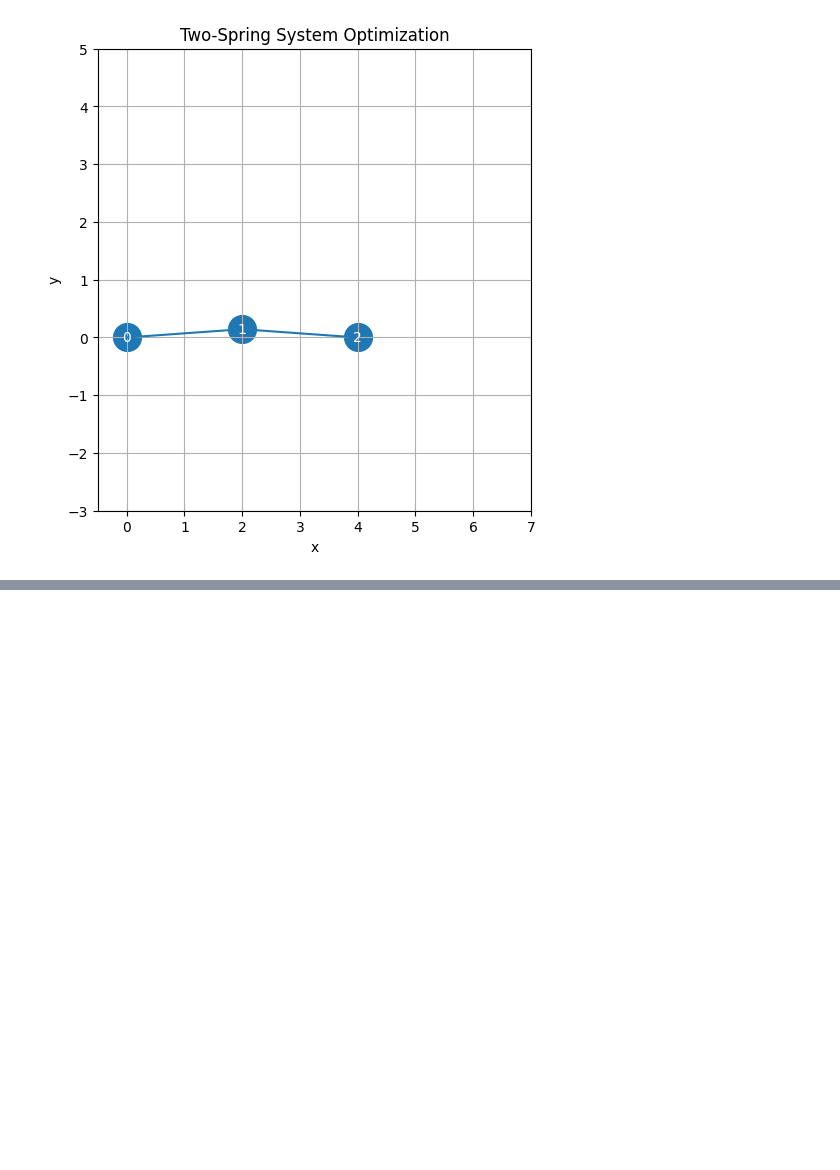
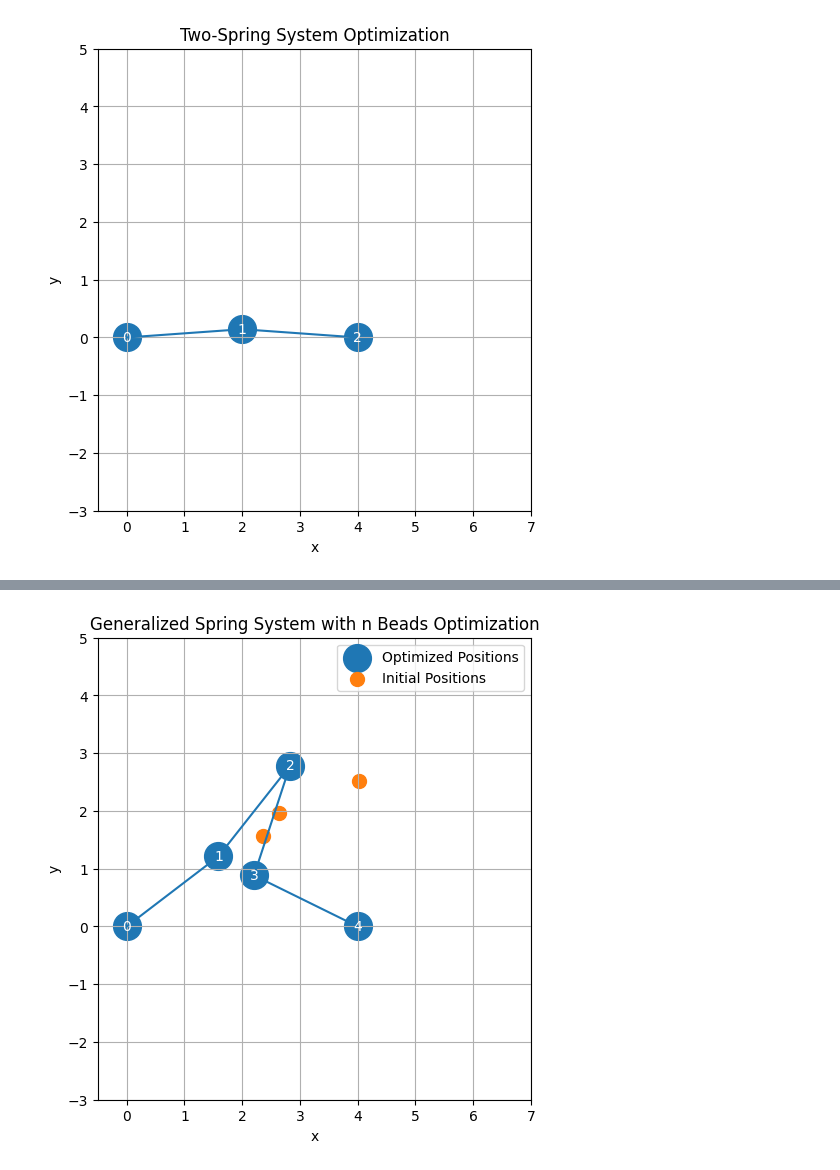
Before and after one commit to Justusperthes/Comphy, a Jupyter notebook: w8/torch.ipynb, the cells around one changed output, grey strips where cells are left out. Cells and saved outputs as stored; diff of their text form; code cells hidden in the pictures; blank space fills up the shorter version.

```diff
--- a/w8/torch.ipynb
+++ b/w8/torch.ipynb
@@ -1107,0 +1110,96 @@ plt.show()
+# %%
+import torch
+import matplotlib.pyplot as plt
+
+# Define the generalized spring system model
+class SpringSystem(torch.nn.Module):
+    def __init__(self, P0, P2, n, equilibrium_len=2.0, spring_const=1.0):
+        super().__init__()
+        self.P0 = torch.tensor(P0, dtype=torch.float32)
+        self.P2 = torch.tensor(P2, dtype=torch.float32)
+
+        # Create n-2 optimizable beads initialized randomly
+        self.P = torch.nn.Parameter(torch.rand(n - 2, 2) * 5)  # Random initial positions
+
+        self.equilibrium_len = equilibrium_len
+        self.spring_const = spring_const
+
+    def forward(self):
+        energy = 0.0
+
+        # Calculate energy between fixed points and beads
+        d1 = torch.norm(self.P[0] - self.P0)  # First bead to P0
+        energy += 0.5 * self.spring_const * (d1 - self.equilibrium_len) ** 2
+
+        for i in range(1, len(self.P)):
+            d2 = torch.norm(self.P[i] - self.P[i-1])  # Spring between adjacent beads
+            energy += 0.5 * self.spring_const * (d2 - self.equilibrium_len) ** 2
+
+        # Energy between the last bead and the fixed point P2
+        d3 = torch.norm(self.P[-1] - self.P2)
+        energy += 0.5 * self.spring_const * (d3 - self.equilibrium_len) ** 2
+
+        return energy
+
+    def draw(self, ax, show_initial=False):
+    # Prepare positions: include fixed points and optimized beads
+        pos = torch.vstack((self.P0, self.P.detach(), self.P2))  # Use .detach() for P
+
+        # Plot the optimized positions
+        ax.scatter(pos[:, 0].numpy(), pos[:, 1].numpy(), color='C0', s=400, label='Optimized Positions')  # Convert to NumPy
+        for i in range(len(pos)):
+            ax.text(pos[i, 0].item(), pos[i, 1].item(), f'{i}', color='w', ha='center', va='center')
+
+        # Draw springs between beads and fixed points
+        ax.plot([self.P0[0].item(), self.P[0, 0].item()], [self.P0[1].item(), self.P[0, 1].item()], color='C0')
+        for i in range(1, len(self.P)):
+            ax.plot([self.P[i-1, 0].item(), self.P[i, 0].item()], [self.P[i-1, 1].item(), self.P[i, 1].item()], color='C0')
+        ax.plot([self.P[-1, 0].item(), self.P2[0].item()], [self.P[-1, 1].item(), self.P2[1].item()], color='C0')
+
+        # If show_initial is True, plot initial bead positions
+        if show_initial:
+            initial_positions = torch.rand(len(self.P), 2) * 5  # Initial random positions
+            ax.scatter(initial_positions.numpy()[:, 0], initial_positions.numpy()[:, 1], color='C1', s=100, label='Initial Positions')
+
+        ax.set_aspect('equal', 'box')
+        ax.xaxis.set_major_locator(plt.MultipleLocator(1.0))
+        ax.yaxis.set_major_locator(plt.MultipleLocator(1.0))
+        ax.grid('on')
+        ax.set(xlim=[-0.5, 7], ylim=[-3, 5], xlabel='x', ylabel='y')
+        ax.legend()
+
+
+
+# Parameters
+learning_rate = 0.01
+steps = 4000
+P0 = [0, 0]  # Fixed point 1
+P2 = [4, 0]  # Fixed point 2
+n = 5        # Total number of beads (including fixed ones)
+
+# Create the model and optimizer
+model = SpringSystem(P0, P2, n)
+optimizer = torch.optim.SGD(model.parameters(), lr=learning_rate)
+
+# Optimize the model
+for step in range(steps):
+    optimizer.zero_grad()
+    energy = model()
+    energy.backward()
+    optimizer.step()
+
+    if step % 500 == 0:
+        print(f'Step {step}, Energy: {energy.item()}')
+
+# Print the optimized positions of beads
+optimized_positions = model.P.data.numpy()
+print("Optimized positions of beads:")
+for i, pos in enumerate(optimized_positions):
+    print(f'Bead {i + 1}: {pos}')
+
+# Plot the system after optimization
+fig, ax = plt.subplots(figsize=(8, 6))
+model.draw(ax, show_initial=True)  # Pass show_initial=True
+plt.title('Generalized Spring System with n Beads Optimization')
+plt.show()
+# %% [output]
@@ -1107,0 +1218 @@ plt.show()
+[figure, added]
```
Also changed, not shown: parts of 2 cells of this notebook.
